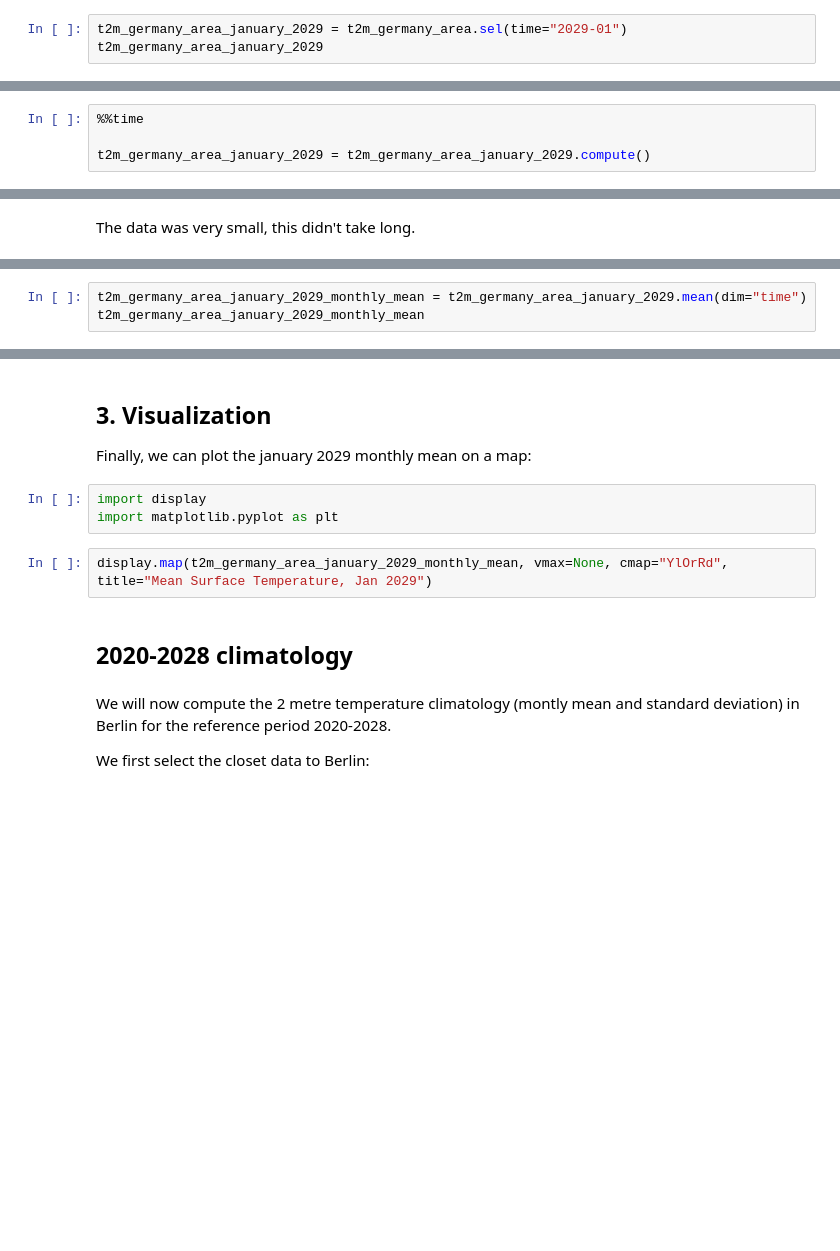
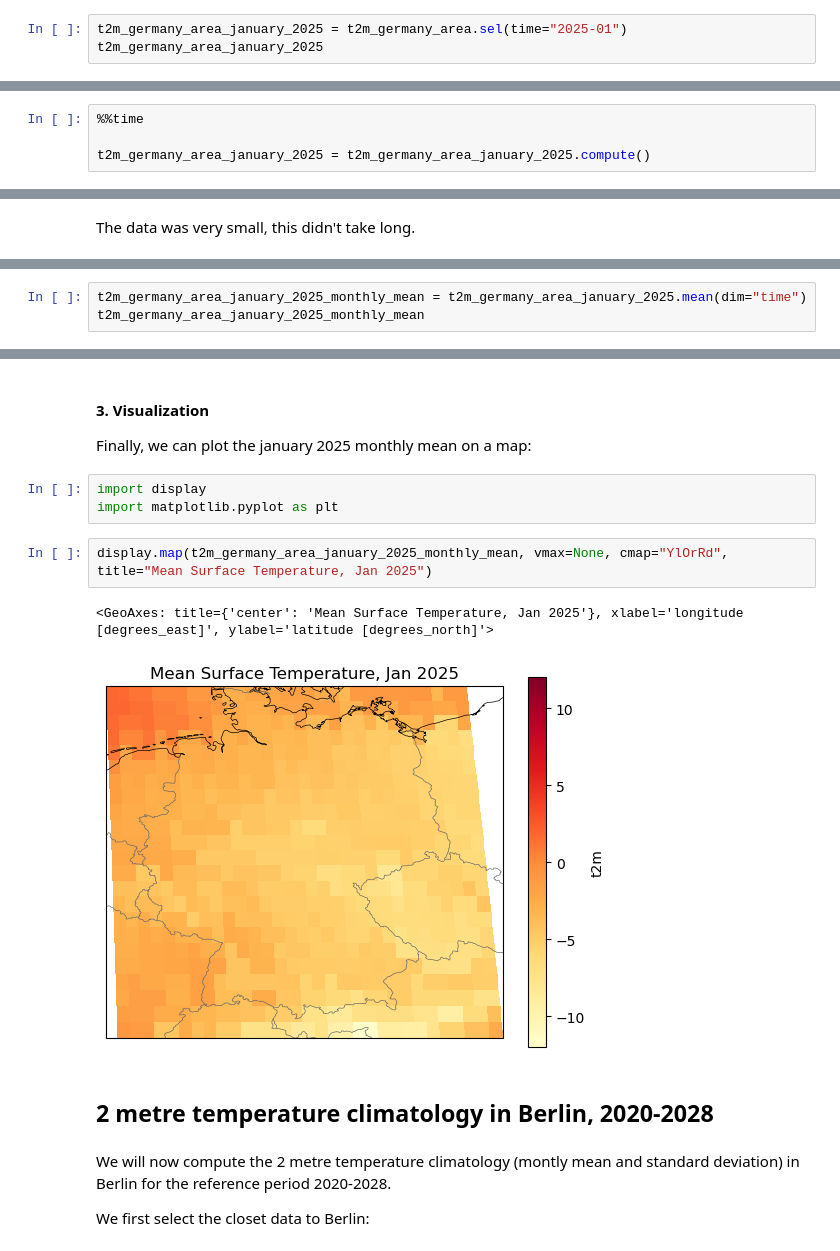
Before and after one commit to bopen/earthdatahub-notebooks, a Jupyter notebook: use-cases/tutorial-destine-climate-dt-sfc.ipynb, the cells around one changed output, grey strips where cells are left out. Drawn from its saved outputs; the diff is of its cells as text; blank space fills up the shorter version.

```diff
--- a/use-cases/tutorial-destine-climate-dt-sfc.ipynb
+++ b/use-cases/tutorial-destine-climate-dt-sfc.ipynb
@@ -66,3 +104,3 @@ Second, we further select January 2029. This is again a lazy operation:
 # %%
-t2m_germany_area_january_2029 = t2m_germany_area.sel(time="2029-01")
-t2m_germany_area_january_2029
+t2m_germany_area_january_2025 = t2m_germany_area.sel(time="2025-01")
+t2m_germany_area_january_2025
@@ -73,4 +137,4 @@ We can measure the time it takes:
 # %%
 %%time
 
-t2m_germany_area_january_2029 = t2m_germany_area_january_2029.compute()
+t2m_germany_area_january_2025 = t2m_germany_area_january_2025.compute()
@@ -83,3 +150,3 @@ Now that the data is loaded in memory, we can easily compute the october 2023 mo
 # %%
-t2m_germany_area_january_2029_monthly_mean = t2m_germany_area_january_2029.mean(dim="time")
-t2m_germany_area_january_2029_monthly_mean
+t2m_germany_area_january_2025_monthly_mean = t2m_germany_area_january_2025.mean(dim="time")
+t2m_germany_area_january_2025_monthly_mean
@@ -86,13 +171,16 @@ t2m_germany_area_january_2029_monthly_mean
 # %% [markdown]
-## 3. Visualization
-Finally, we can plot the january 2029 monthly mean on a map:
+#### 3. Visualization
+Finally, we can plot the january 2025 monthly mean on a map:
 # %%
 import display
 import matplotlib.pyplot as plt
 # %%
-display.map(t2m_germany_area_january_2029_monthly_mean, vmax=None, cmap="YlOrRd", title="Mean Surface Temperature, Jan 2029")
+display.map(t2m_germany_area_january_2025_monthly_mean, vmax=None, cmap="YlOrRd", title="Mean Surface Temperature, Jan 2025")
+# %% [output]
+<GeoAxes: title={'center': 'Mean Surface Temperature, Jan 2025'}, xlabel='longitude [degrees_east]', ylabel='latitude [degrees_north]'>
+[figure, added]
 # %% [markdown]
-## 2020-2028 climatology
+## 2 metre temperature climatology in Berlin, 2020-2028
 # %% [markdown]
 We will now compute the 2 metre temperature climatology (montly mean and standard deviation) in Berlin for the reference period 2020-2028.
 
```
Also changed, not shown: parts of 17 cells of this notebook, 3 other files.
